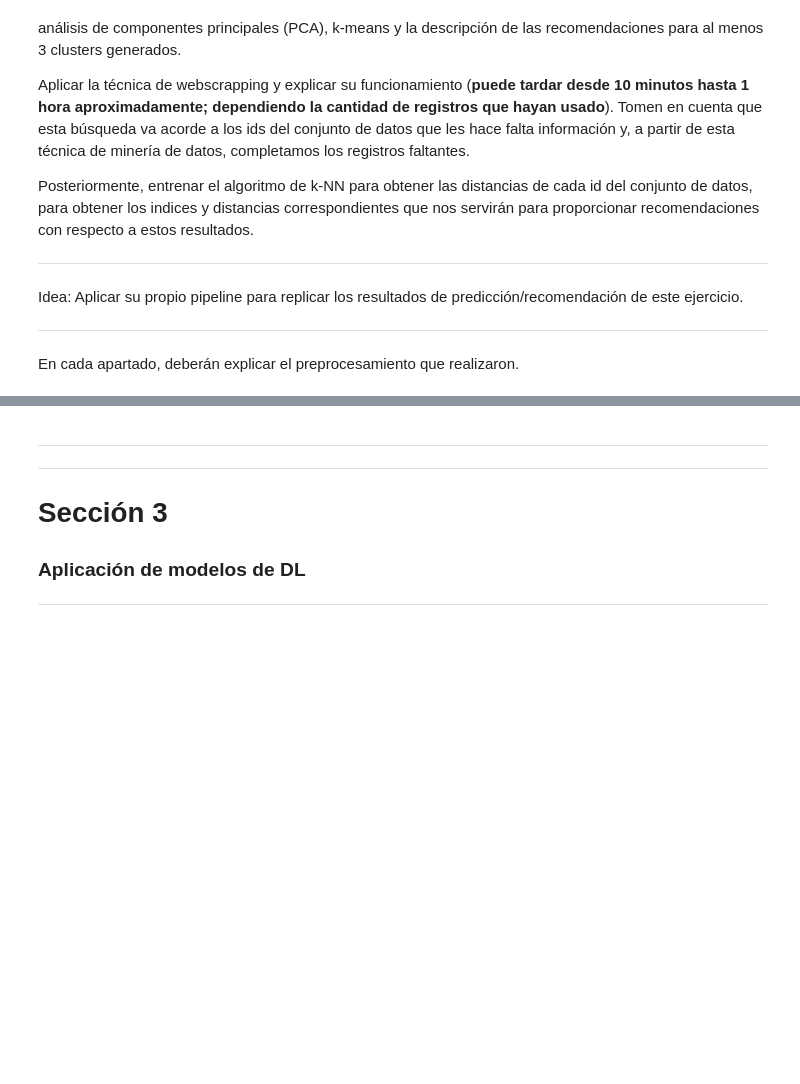
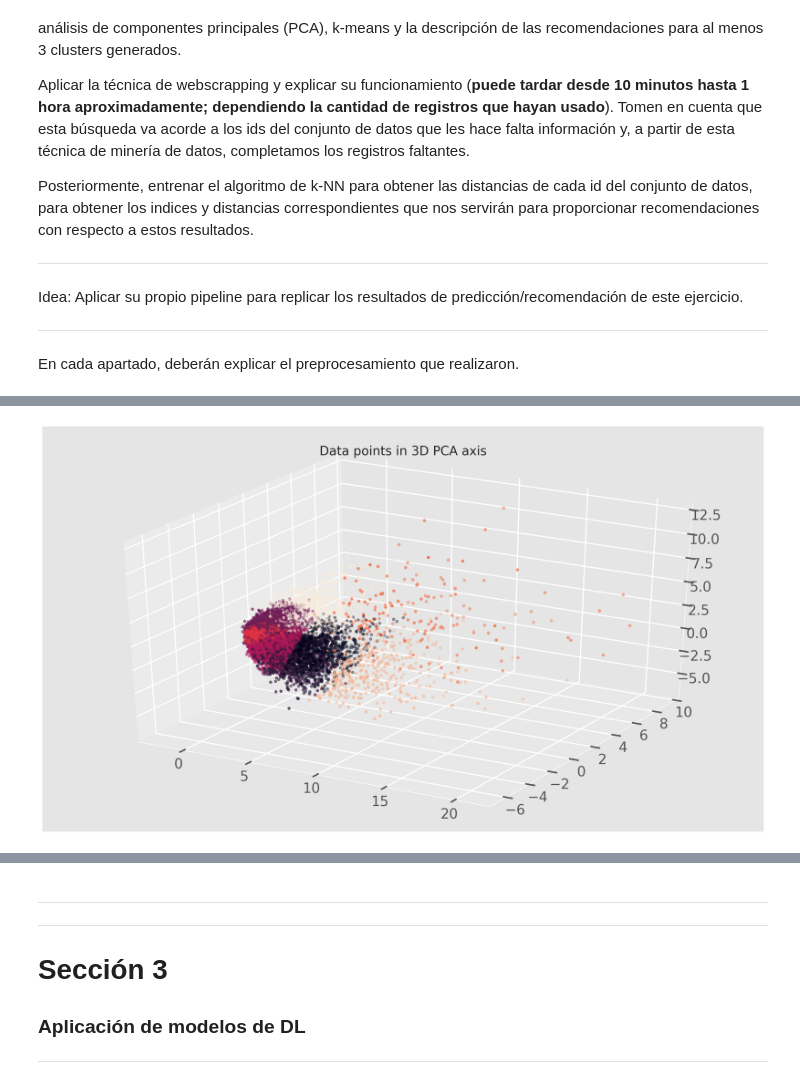
Before and after one commit to fax117/machine_learning_practices, a Jupyter notebook: examenes/Examen_Parcial_2_ML.ipynb, the cells around one changed output, grey strips where cells are left out. Cells and saved outputs as stored; diff of their text form; code cells hidden in the pictures; blank space fills up the shorter version.

```diff
--- a/examenes/Examen_Parcial_2_ML.ipynb
+++ b/examenes/Examen_Parcial_2_ML.ipynb
@@ -610,0 +719,7 @@ En cada apartado, deberán explicar el preprocesamiento que realizaron.
+# %%
+from sklearn.cluster import KMeans
+
+clusterer = KMeans(n_clusters=8,random_state=30).fit(tocluster)
+centers = clusterer.cluster_centers_
+c_preds = clusterer.predict(tocluster)
+print(centers)
@@ -610,0 +735,7 @@ En cada apartado, deberán explicar el preprocesamiento que realizaron.
+# %%
+fig = plt.figure()
+ax = Axes3D(fig)
+ax.scatter(tocluster[0], tocluster[2], tocluster[1], c = c_preds)
+plt.title('Data points in 3D PCA axis', fontsize=20)
+plt.show()
+# %% [output]
@@ -610,0 +748 @@ En cada apartado, deberán explicar el preprocesamiento que realizaron.
+[figure, added]
```
Also changed, not shown: parts of 96 cells of this notebook.
